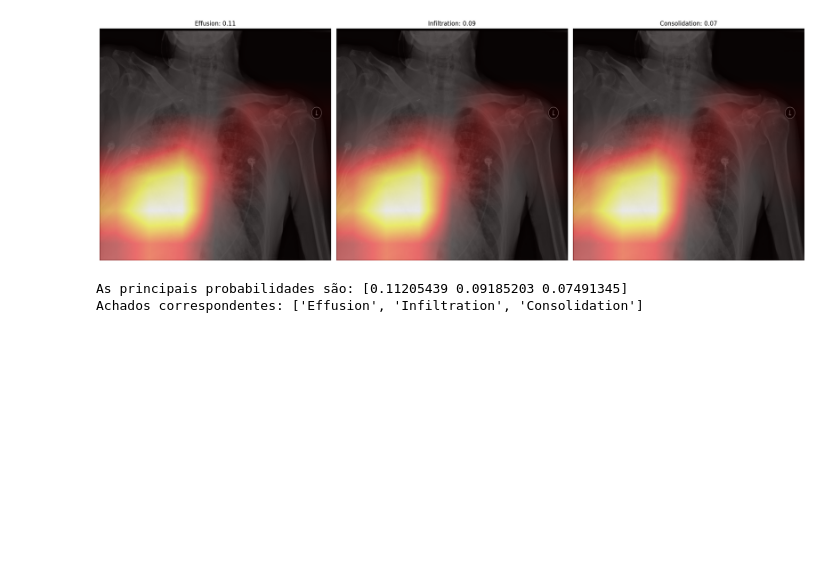
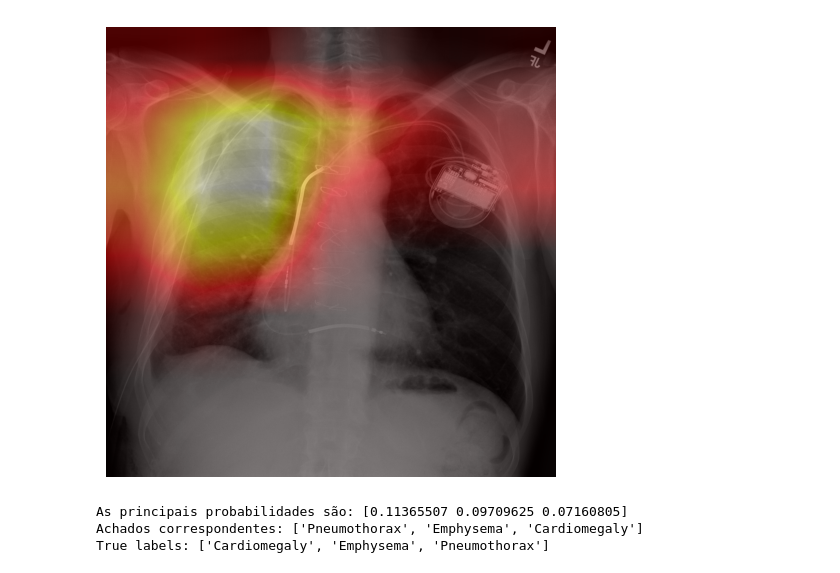
Before and after one commit to muriloac/tcc-sptech-2023-g15, a Jupyter notebook: activation_map_visualization.ipynb, the cells around one changed output. Saved outputs shown, nothing was run; the diff lists cells and outputs as text; code cells hidden in the pictures; blank space fills up the shorter version.

```diff
--- a/activation_map_visualization.ipynb
+++ b/activation_map_visualization.ipynb
@@ -69,16 +87,11 @@ def process_image(image_path, model):
     top_probs, top_idxs = get_top_probabilities(output)
 
     # Gera o CAM para cada um dos top_idxs
-    cams = [generate_cam(image_tensor, model, idx, original_image_size) for idx in top_idxs]
+    cam = generate_cam(image_tensor, model, top_idxs[0], original_image_size)
 
-    # Exibe a imagem original e os CAMs
-    plt.figure(figsize=(20, 10))
-    for i, (cam, idx) in enumerate(zip(cams, top_idxs)):
-        plt.subplot(1, len(top_idxs), i+1)
-        plt.imshow(original_image, alpha=1)
-        plt.imshow(cam, cmap='hot', alpha=0.5)  # Ajuste de transparência para o CAM
-        plt.title(f"{FINDINGS[idx]}: {top_probs[i].item():.2f}")
-        plt.axis('off')
+    plt.imshow(original_image, alpha=1)
+    plt.imshow(cam, cmap='hot', alpha=0.5)  # Ajuste de transparência para o CAM
+    plt.axis('off')
 
     plt.tight_layout()
     plt.savefig(f"{datetime.now().strftime('%Y%m%d_%H%M%S')}.png")
@@ -88,11 +101,33 @@ def process_image(image_path, model):
     # Apresentando os resultados de texto
     print(f"As principais probabilidades são: {top_probs.detach().numpy()}")
     print(f"Achados correspondentes: {[FINDINGS[i] for i in top_idxs]}")
+# %%
+import pandas as pd
+
+# Load the dataset
+df = pd.read_csv('nih_labels.csv')
+
+# Function to get true labels for a given image index
+def get_true_labels(image_index):
+    # Select the row with the given image index
+    row = df[df['Image Index'] == image_index]
+
+    # Extract labels (assuming all labels start from 'Cardiomegaly' column to the last disease label)
+    labels = row.loc[:, 'Cardiomegaly':'Consolidation']  # Adjust columns names as per your dataset
+
+    # Filter out columns with 1 (True)
+    true_labels = labels.columns[labels.eq(1).any()].tolist()
+
+    return true_labels
 # %%
 # Exemplo de uso
-image_path = 'images/00021725_000.png'
+image_path = 'images/00000013_040.png'
+image_index = image_path.split('/')[-1]
 process_image(image_path,model)
+true_labels = get_true_labels(image_index)
+print(f"True labels: {true_labels}")
 # %% [output]
-[figure, old version]
+[figure, new version]
-As principais probabilidades são: [0.11205439 0.09185203 0.07491345]
-Achados correspondentes: ['Effusion', 'Infiltration', 'Consolidation']
+As principais probabilidades são: [0.11365507 0.09709625 0.07160805]
+Achados correspondentes: ['Pneumothorax', 'Emphysema', 'Cardiomegaly']
+True labels: ['Cardiomegaly', 'Emphysema', 'Pneumothorax']
```
Also changed, not shown: parts of 1 cell of this notebook, 4 other files.
